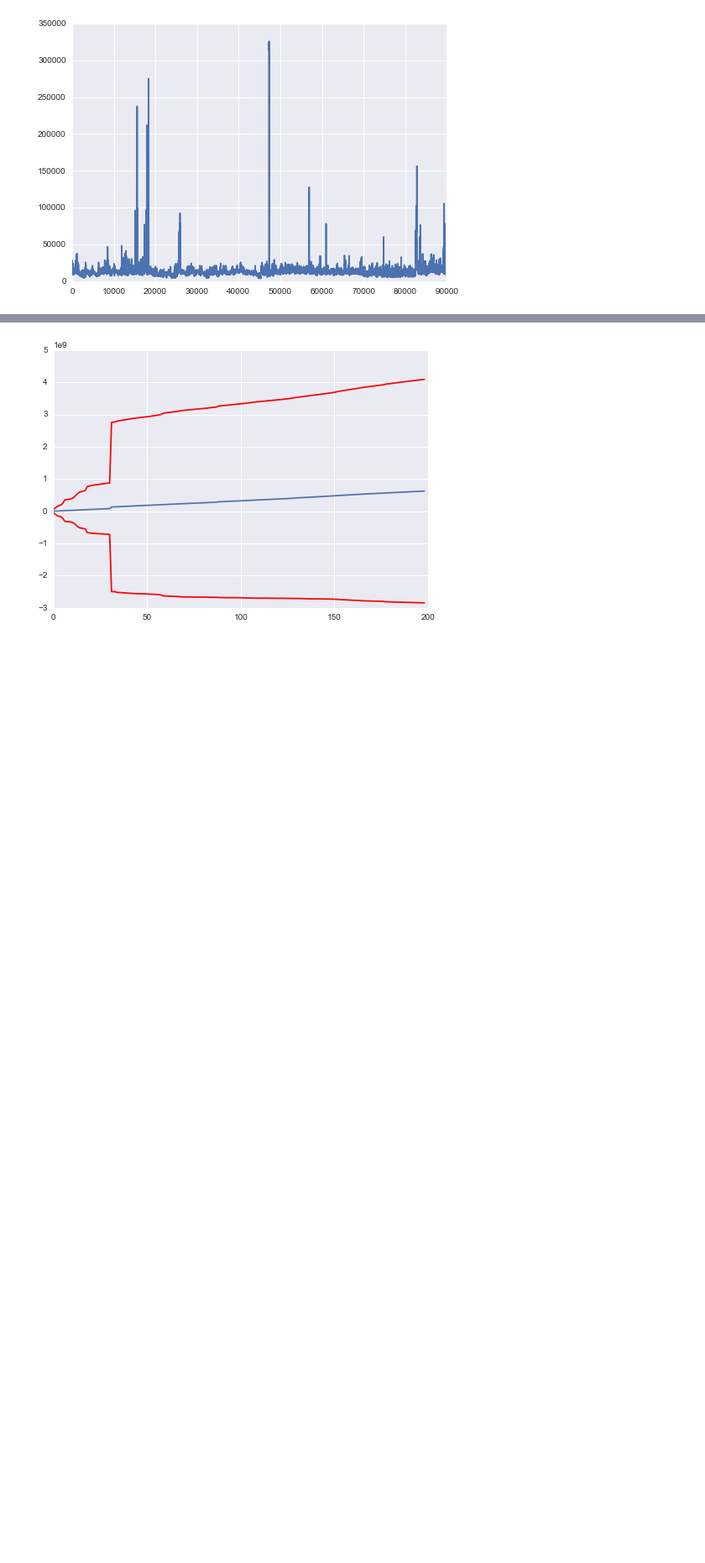
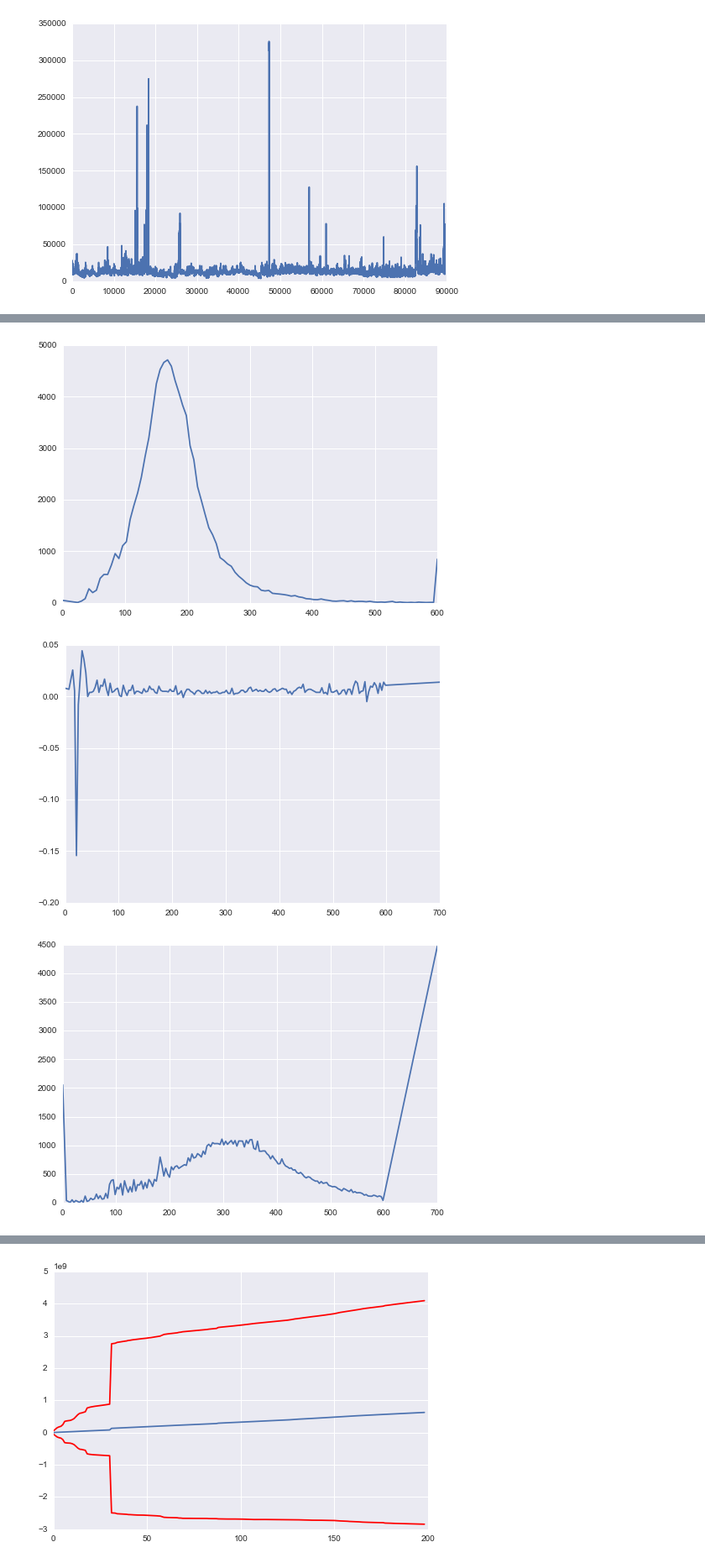
Before and after one commit to MatthewMcGonagle/KaggleZillow, a Jupyter notebook: DiffusionExploration.ipynb, the cells around one changed output, grey strips where cells are left out. Shown at 84% size. Saved outputs shown, nothing was run; the diff lists cells and outputs as text; code cells hidden in the pictures; blank space fills up the shorter version.

```diff
--- a/DiffusionExploration.ipynb
+++ b/DiffusionExploration.ipynb
@@ -72,3 +96,28 @@ plt.show()
+# %%
+Y = X[:, 45]
+
+Y[Y > 600] = 600
+Y = makebins(Y, nbins = 100)
+vals, counts = np.unique(Y, return_counts = True)
+plt.plot(vals, counts)
+plt.show()
+
+Y = X[:, 10]
+Y[Y > 600] = 700
+bins = makebins(Y, nbins = 200)
+all_df['bins'] = bins
+
+grouped_df = all_df.groupby('bins').median()
+plt.plot(grouped_df.index.values, grouped_df.logerror.values)
+plt.show()
+
+grouped_df = all_df.groupby('bins').count()
+plt.plot(grouped_df.index.values, grouped_df.logerror.values)
+plt.show()
+# %% [output]
+[figure, added]
+[figure, added]
+[figure, added]
 # %%
 # Look at some graphs of neighbordistance.
 rows = [39443, 26731, 86762, 17919, 57678,  7432,  6010, 73658, 20642, 47720]
```
Also changed, not shown: parts of 12 cells of this notebook.
